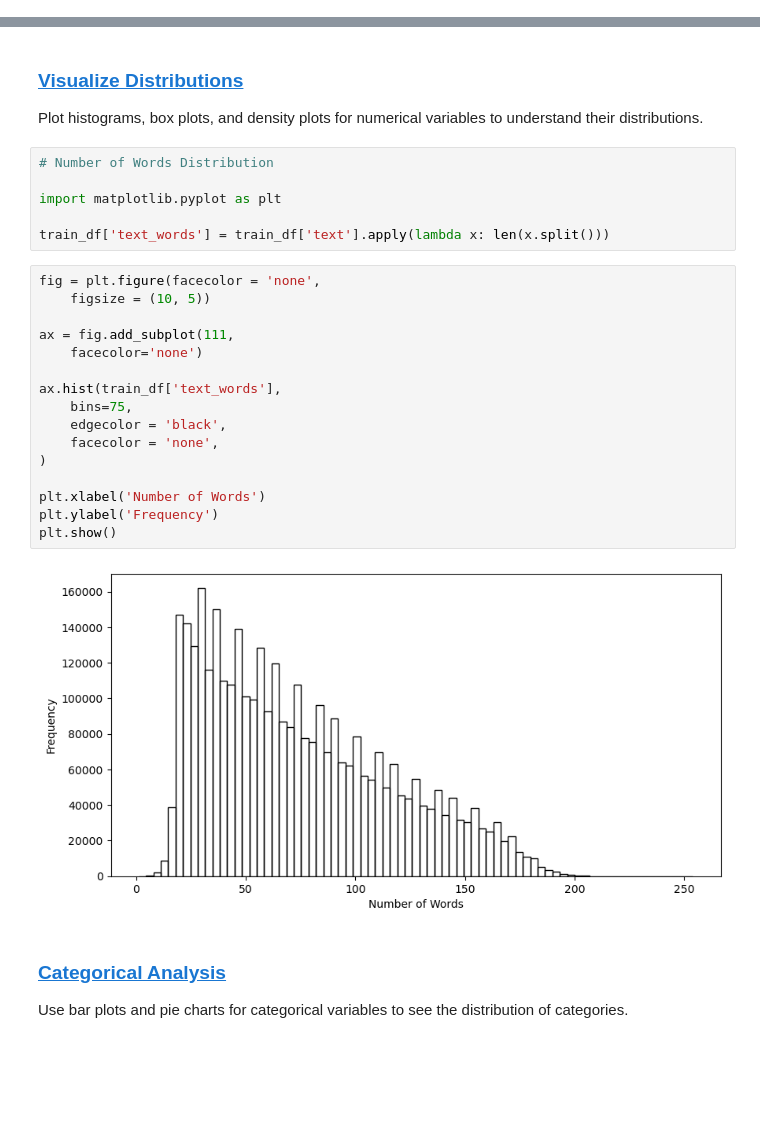
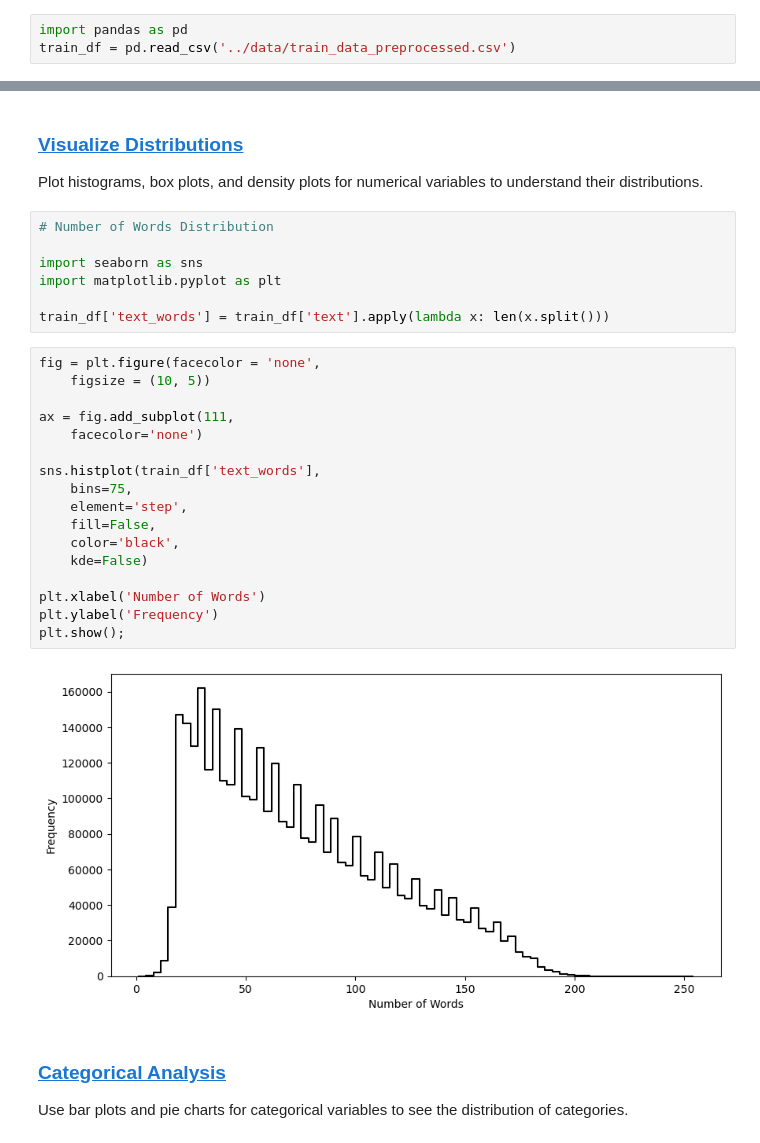
Before and after one commit to inesgcalvo/customer_review_classifier, a Jupyter notebook: notebook/02_exploratory_data_analysis.ipynb, the cells around one changed output, grey strips where cells are left out. Drawn from its saved outputs; the diff is of its cells as text; blank space fills up the shorter version.

```diff
--- a/notebook/02_exploratory_data_analysis.ipynb
+++ b/notebook/02_exploratory_data_analysis.ipynb
@@ -231,0 +239,3 @@ len(spanish_texts)
+# %%
+import pandas as pd
+train_df = pd.read_csv('../data/train_data_preprocessed.csv')
@@ -237,27 +258,29 @@ Plot histograms, box plots, and density plots for numerical variables to underst
 # %%
 # Number of Words Distribution
 
+import seaborn as sns
 import matplotlib.pyplot as plt
 
 train_df['text_words'] = train_df['text'].apply(lambda x: len(x.split()))
 # %%
 fig = plt.figure(facecolor = 'none',
     figsize = (10, 5))
 
 ax = fig.add_subplot(111,
     facecolor='none')
 
-ax.hist(train_df['text_words'],
+sns.histplot(train_df['text_words'],
     bins=75,
-    edgecolor = 'black',
-    facecolor = 'none',
-)
+    element='step',
+    fill=False,
+    color='black',
+    kde=False)
 
 plt.xlabel('Number of Words')
 plt.ylabel('Frequency')
-plt.show()
+plt.show();
 # %% [output]
-[figure, old version]
+[figure, new version]
 # %% [markdown]
 ### <a id='toc1_3_2_'></a>[Categorical Analysis](#toc0_)
 Use bar plots and pie charts for categorical variables to see the distribution of categories.
```
Also changed, not shown: parts of 13 cells of this notebook, 1 other file.
